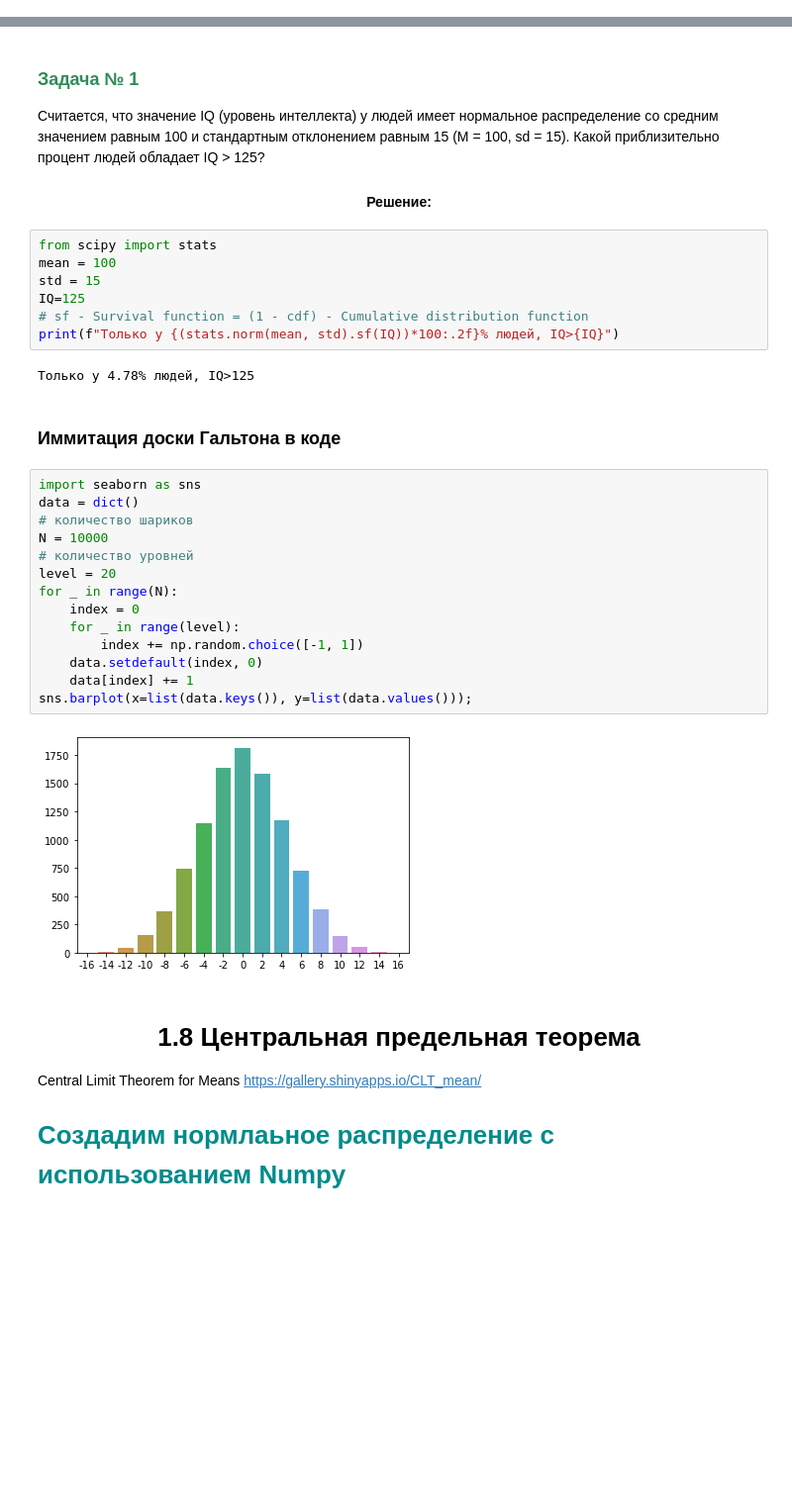
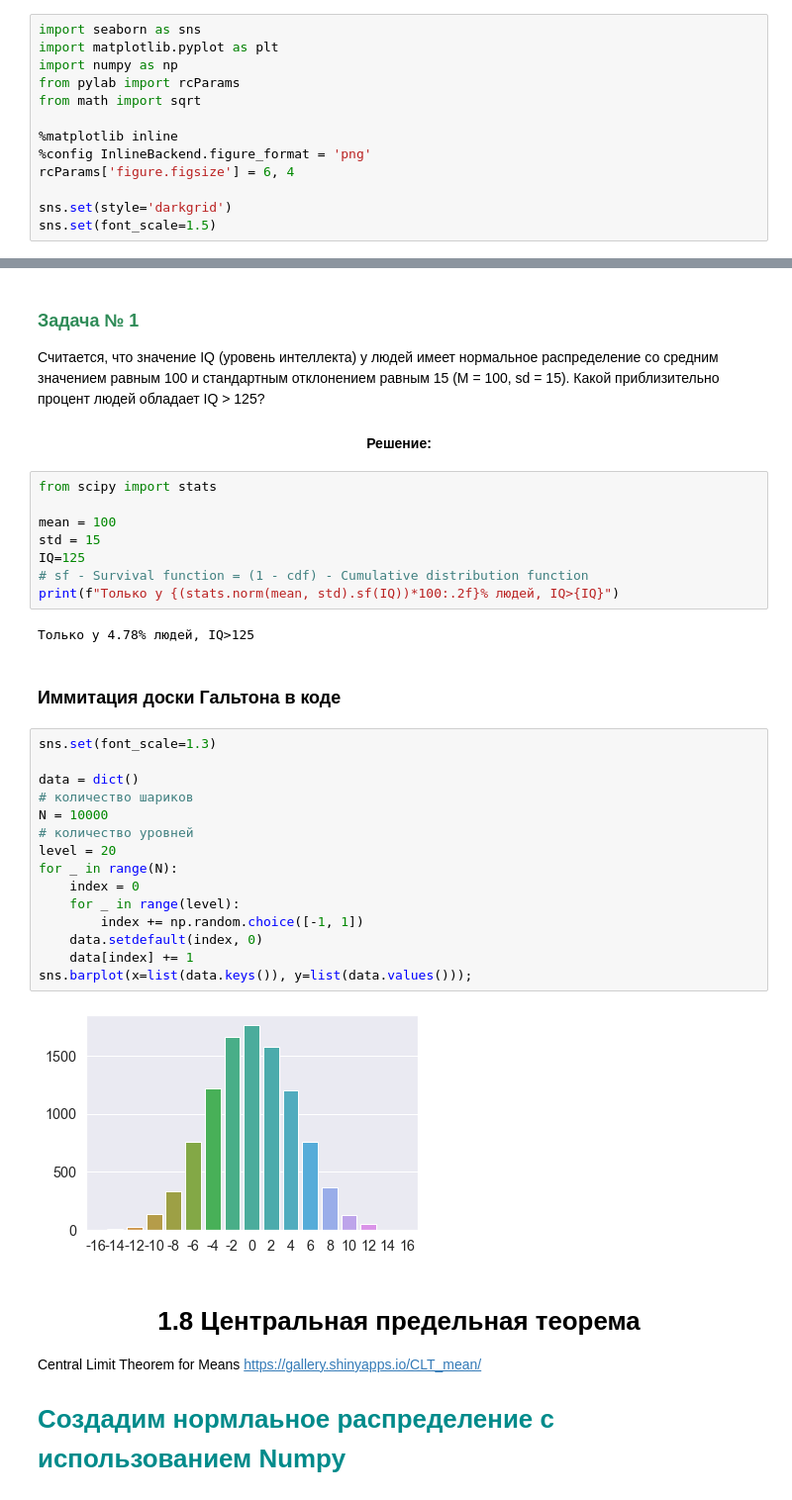
Before and after one commit to SciWake/Mathematics, a Jupyter notebook: Statistics_1_stepik/1_Introduction.ipynb, the cells around one changed output, grey strips where cells are left out. Shown at 99% size. Saved outputs shown, nothing was run; the diff lists cells and outputs as text; blank space fills up the shorter version.

Commit message:
Change the style of charts

```diff
--- a/Statistics_1_stepik/1_Introduction.ipynb
+++ b/Statistics_1_stepik/1_Introduction.ipynb
@@ -132,6 +132,19 @@ p-значение– это вероятность нахождения в да
 Когда p-значение является очень маленьким, это означает, что это очень маловероятно (маленькая вероятность).
 
 ___
+# %%
+import seaborn as sns
+import matplotlib.pyplot as plt
+import numpy as np
+from pylab import rcParams
+from math import sqrt
+
+%matplotlib inline
+%config InlineBackend.figure_format = 'png'
+rcParams['figure.figsize'] = 6, 4
+
+sns.set(style='darkgrid')
+sns.set(font_scale=1.5)
 # %% [markdown]
 <h1 style="color:black" align="center">1. Введение</h1>
 
@@ -284,6 +297,7 @@ $\large z_{154} = \frac{154-150}{8} = 0.5$
 <h4 align='center'>Решение:</h4>
 # %%
 from scipy import stats
+
 mean = 100
 std = 15
 IQ=125
@@ -294,21 +308,22 @@ print(f"Только у {(stats.norm(mean, std).sf(IQ))*100:.2f}% людей, IQ
 # %% [markdown]
 ### Иммитация доски Гальтона в коде
 # %%
-import seaborn as sns
+sns.set(font_scale=1.3)
+
 data = dict()
 # количество шариков
 N = 10000
 # количество уровней
 level = 20
 for _ in range(N):
     index = 0
     for _ in range(level):
         index += np.random.choice([-1, 1])
     data.setdefault(index, 0)
     data[index] += 1
 sns.barplot(x=list(data.keys()), y=list(data.values()));
 # %% [output]
-[figure, old version]
+[figure, new version]
 # %% [markdown]
 <h1 style="color:black" align="center">1.8 Центральная предельная теорема</h1>
 
```
Also changed, not shown: parts of 4 cells of this notebook.
